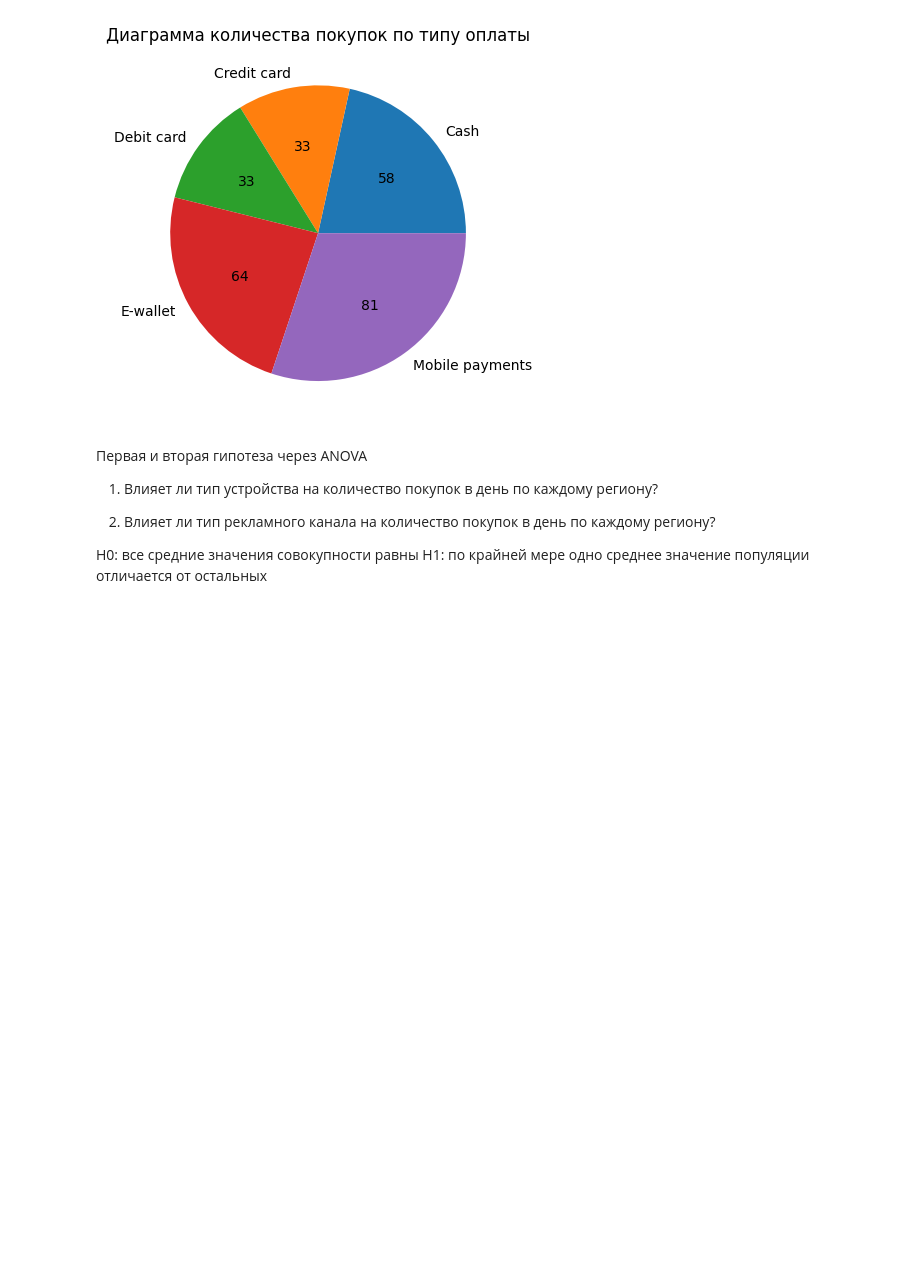
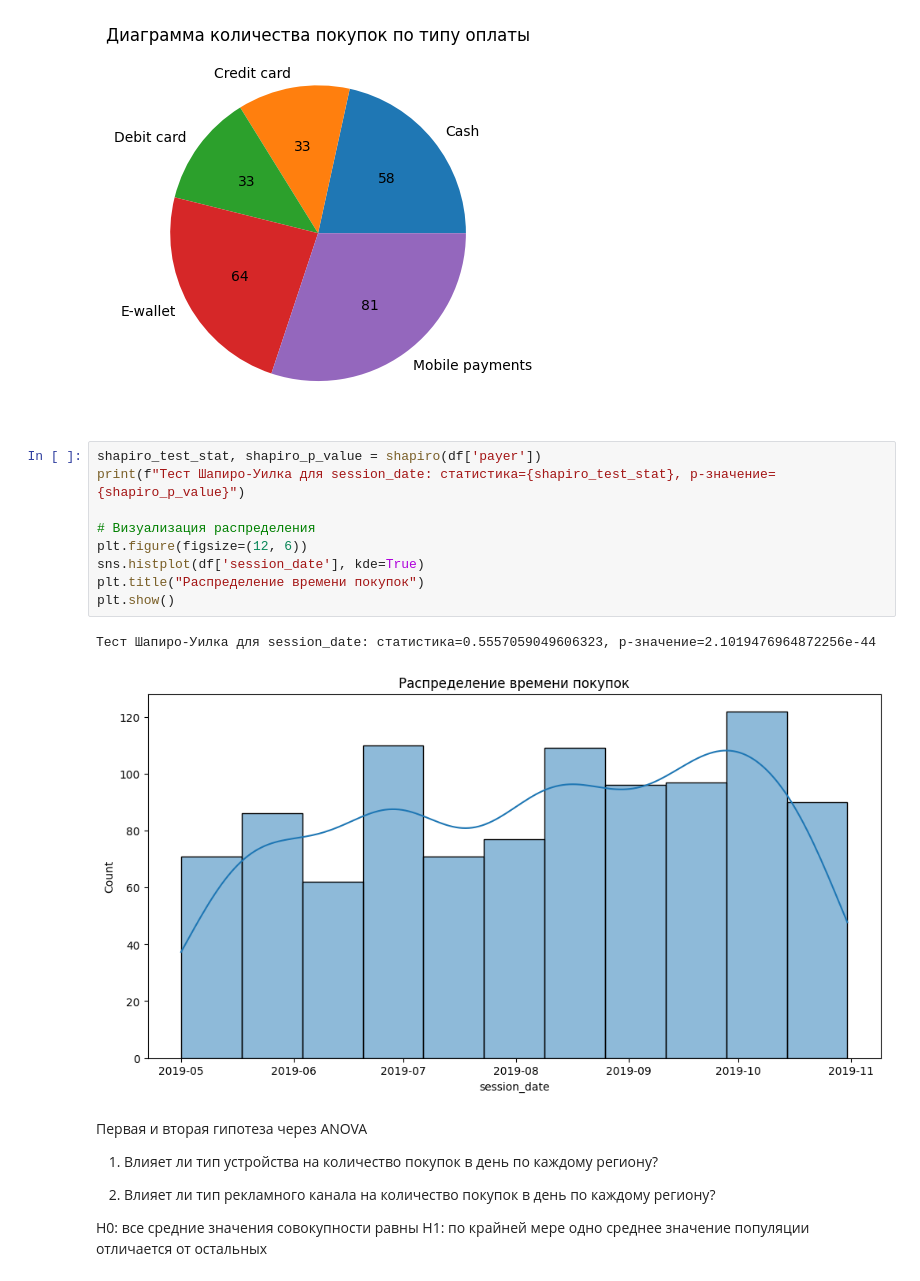
Before and after one commit to yandex-lyceum-org/data-analysis, a Jupyter notebook: main.ipynb, the cells around one changed output. Drawn from its saved outputs; the diff is of its cells as text; blank space fills up the shorter version.

```diff
--- a/main.ipynb
+++ b/main.ipynb
@@ -521,6 +522,18 @@ plt.title("Диаграмма количества покупок по типу
 plt.show()
 # %% [output]
 [figure]
+# %%
+shapiro_test_stat, shapiro_p_value = shapiro(df['payer'])
+print(f"Тест Шапиро-Уилка для session_date: статистика={shapiro_test_stat}, p-значение={shapiro_p_value}")
+
+# Визуализация распределения
+plt.figure(figsize=(12, 6))
+sns.histplot(df['session_date'], kde=True)
+plt.title("Распределение времени покупок")
+plt.show()
+# %% [output]
+Тест Шапиро-Уилка для session_date: статистика=0.5557059049606323, p-значение=2.1019476964872256e-44
+[figure, added]
 # %% [markdown]
 Первая и вторая гипотеза через ANOVA
 
```
Also changed, not shown: parts of 9 cells of this notebook.
